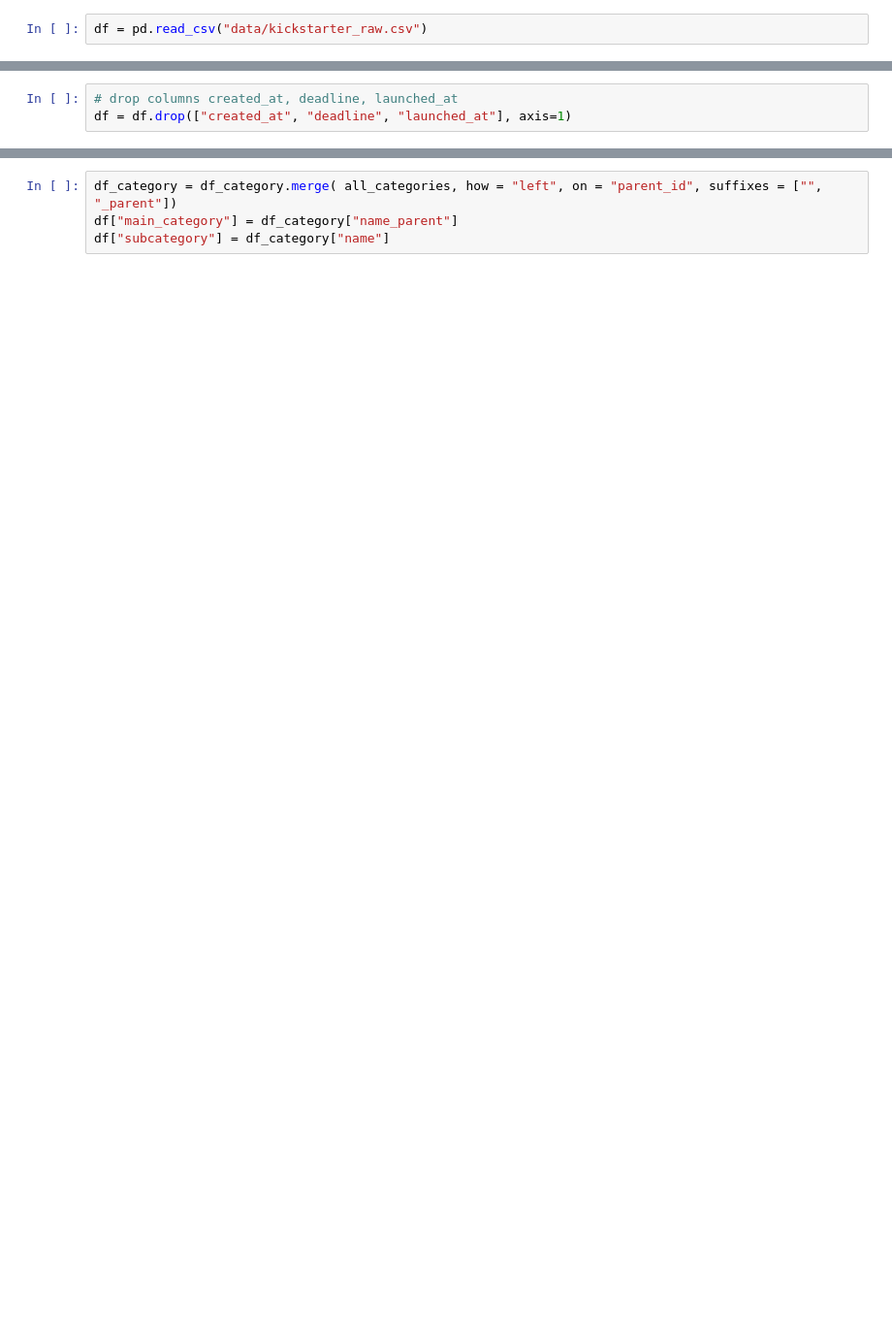
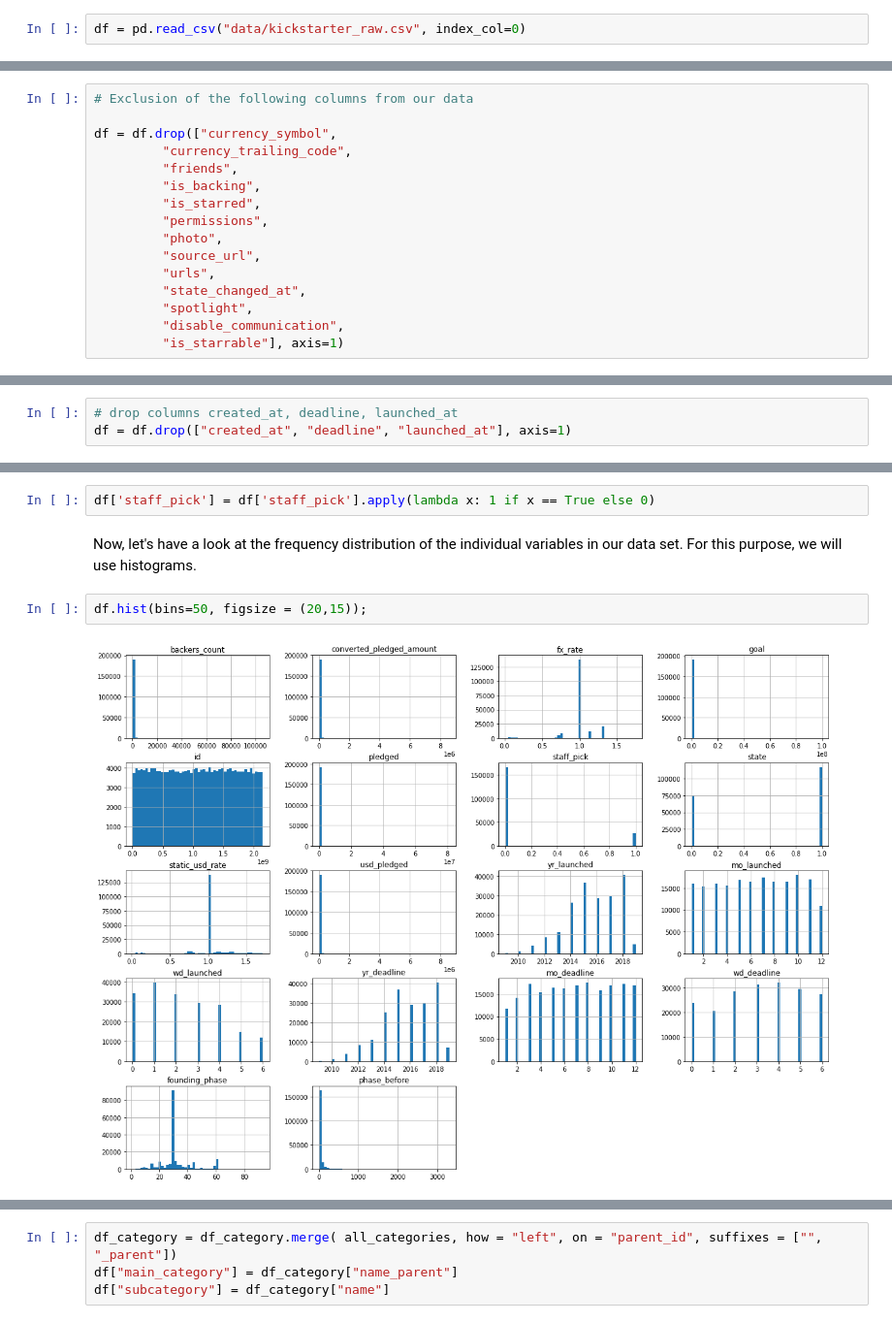
Before and after one commit to Octodon-D/kickstarter_project, a Jupyter notebook: data_clean.ipynb, the cells around one changed output, grey strips where cells are left out. Shown at 97% size. Drawn from its saved outputs; the diff is of its cells as text; blank space fills up the shorter version.

Commit message:
data cleaning notebook modified

```diff
--- a/data_clean.ipynb
+++ b/data_clean.ipynb
@@ -21,5 +28,5 @@ The new dataframe contains 209222 observations and 37 columns.
 # %%
-df = pd.read_csv("data/kickstarter_raw.csv")
+df = pd.read_csv("data/kickstarter_raw.csv", index_col=0)
 # %% [markdown]
 ### Data Preparation
 # %% [markdown]
@@ -56,0 +58,16 @@ datetime format and drop of old date columns
+# %%
+# Exclusion of the following columns from our data
+
+df = df.drop(["currency_symbol",
+         "currency_trailing_code",
+         "friends",
+         "is_backing",
+         "is_starred",
+         "permissions",
+         "photo",
+         "source_url",
+         "urls",
+         "state_changed_at",
+         "spotlight",
+         "disable_communication",
+         "is_starrable"], axis=1)
@@ -84,0 +143,8 @@ df = df.drop(["created_at", "deadline", "launched_at"], axis=1)
+# %%
+df['staff_pick'] = df['staff_pick'].apply(lambda x: 1 if x == True else 0)
+# %% [markdown]
+Now, let's have a look at the frequency distribution of the individual variables in our data set. For this purpose, we will use histograms.
+# %%
+df.hist(bins=50, figsize = (20,15));
+# %% [output]
+[figure, added]
```
Also changed, not shown: parts of 60 cells of this notebook.
